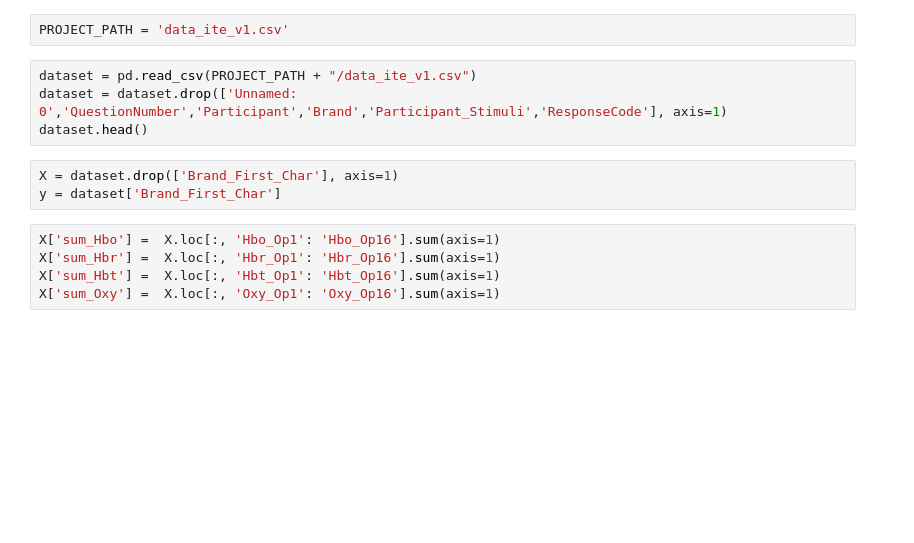
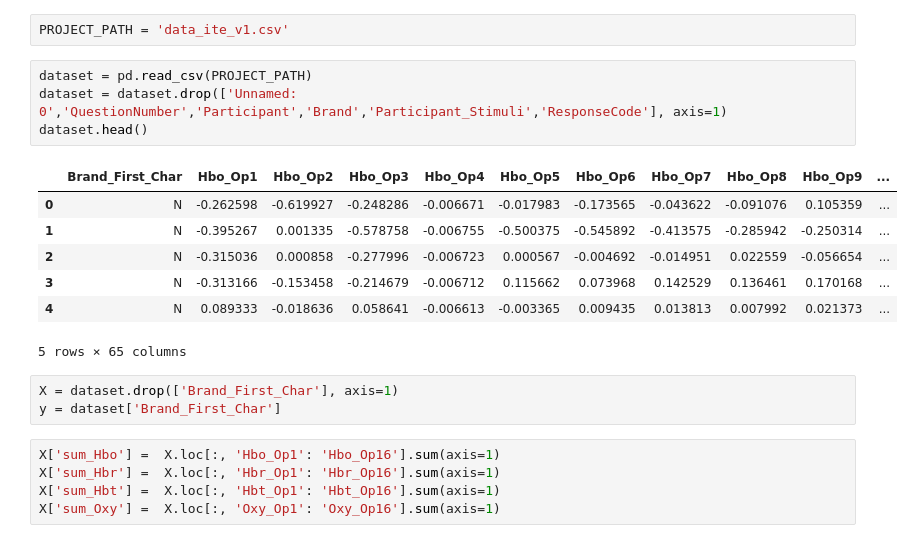
Before and after one commit to senemogluc/sklearn-fnirs-cognitive-classification, a Jupyter notebook: brand_first_char.ipynb, the cells around one changed output. Drawn from its saved outputs; the diff is of its cells as text; blank space fills up the shorter version.

```diff
--- a/brand_first_char.ipynb
+++ b/brand_first_char.ipynb
@@ -23,9 +8,17 @@ ModuleNotFoundError: No module named 'seaborn'
 # %%
 PROJECT_PATH = 'data_ite_v1.csv'
 # %%
-dataset = pd.read_csv(PROJECT_PATH + "/data_ite_v1.csv")
+dataset = pd.read_csv(PROJECT_PATH)
 dataset = dataset.drop(['Unnamed: 0','QuestionNumber','Participant','Brand','Participant_Stimuli','ResponseCode'], axis=1)
 dataset.head()
+# %% [output]
+|  | Brand_First_Char | Hbo_Op1 | Hbo_Op2 | Hbo_Op3 | Hbo_Op4 | Hbo_Op5 | Hbo_Op6 | Hbo_Op7 | Hbo_Op8 | Hbo_Op9 | ... |
+| 0 | N | -0.262598 | -0.619927 | -0.248286 | -0.006671 | -0.017983 | -0.173565 | -0.043622 | -0.091076 | 0.105359 | ... |
+| 1 | N | -0.395267 | 0.001335 | -0.578758 | -0.006755 | -0.500375 | -0.545892 | -0.413575 | -0.285942 | -0.250314 | ... |
+| 2 | N | -0.315036 | 0.000858 | -0.277996 | -0.006723 | 0.000567 | -0.004692 | -0.014951 | 0.022559 | -0.056654 | ... |
+| 3 | N | -0.313166 | -0.153458 | -0.214679 | -0.006712 | 0.115662 | 0.073968 | 0.142529 | 0.136461 | 0.170168 | ... |
+| 4 | N | 0.089333 | -0.018636 | 0.058641 | -0.006613 | -0.003365 | 0.009435 | 0.013813 | 0.007992 | 0.021373 | ... |
+5 rows × 65 columns
 # %%
 X = dataset.drop(['Brand_First_Char'], axis=1)
 y = dataset['Brand_First_Char']
```
Also changed, not shown: parts of 9 cells of this notebook.
